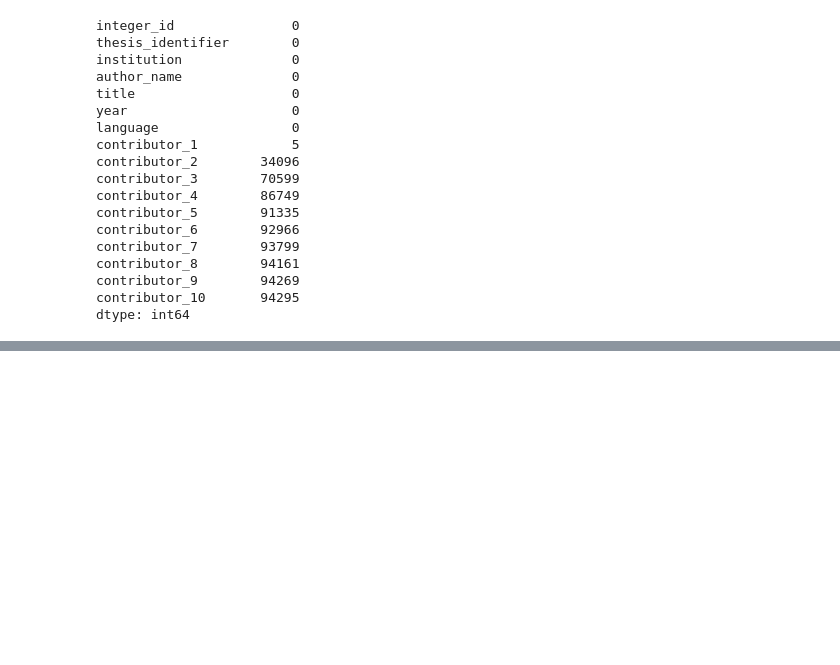
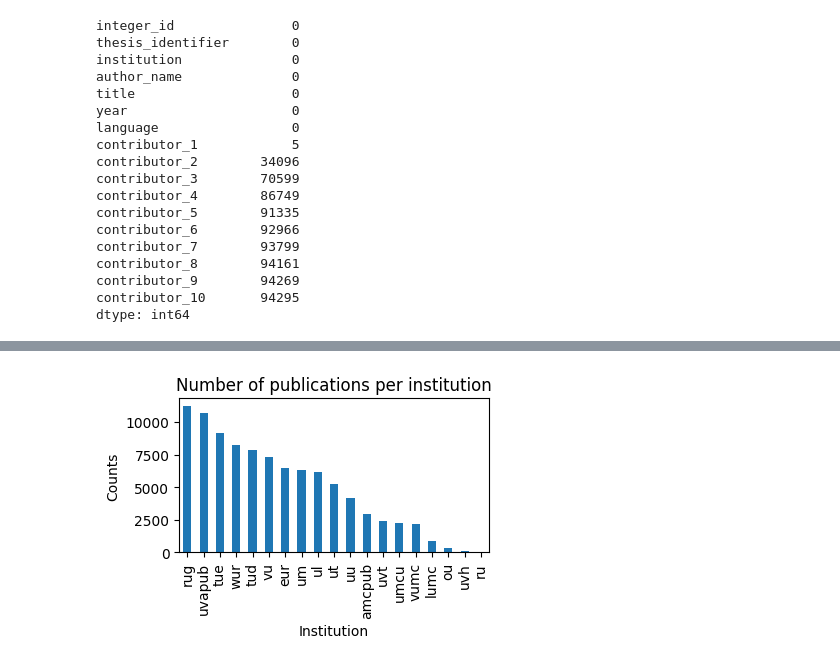
Before and after one commit to StefKirsch/clean-and-enrich-phd-supervisor-data, a Jupyter notebook: EDA.ipynb, the cells around one changed output, grey strips where cells are left out. Cells and saved outputs as stored; diff of their text form; code cells hidden in the pictures; blank space fills up the shorter version.

```diff
--- a/EDA.ipynb
+++ b/EDA.ipynb
@@ -268,0 +96,11 @@ print(non_unique_df)
+# %%
+# descending order
+sorted_counts = df_grouped_by_institution.sort_values(ascending=False)
+# plot the sorted counts
+sorted_counts.plot.bar(figsize=(4, 2))
+plt.title('Number of publications per institution')
+plt.xlabel('Institution')
+plt.ylabel('Counts')
+plt.show()
+# %% [output]
+[figure, added]
```
Also changed, not shown: parts of 45 cells of this notebook.
